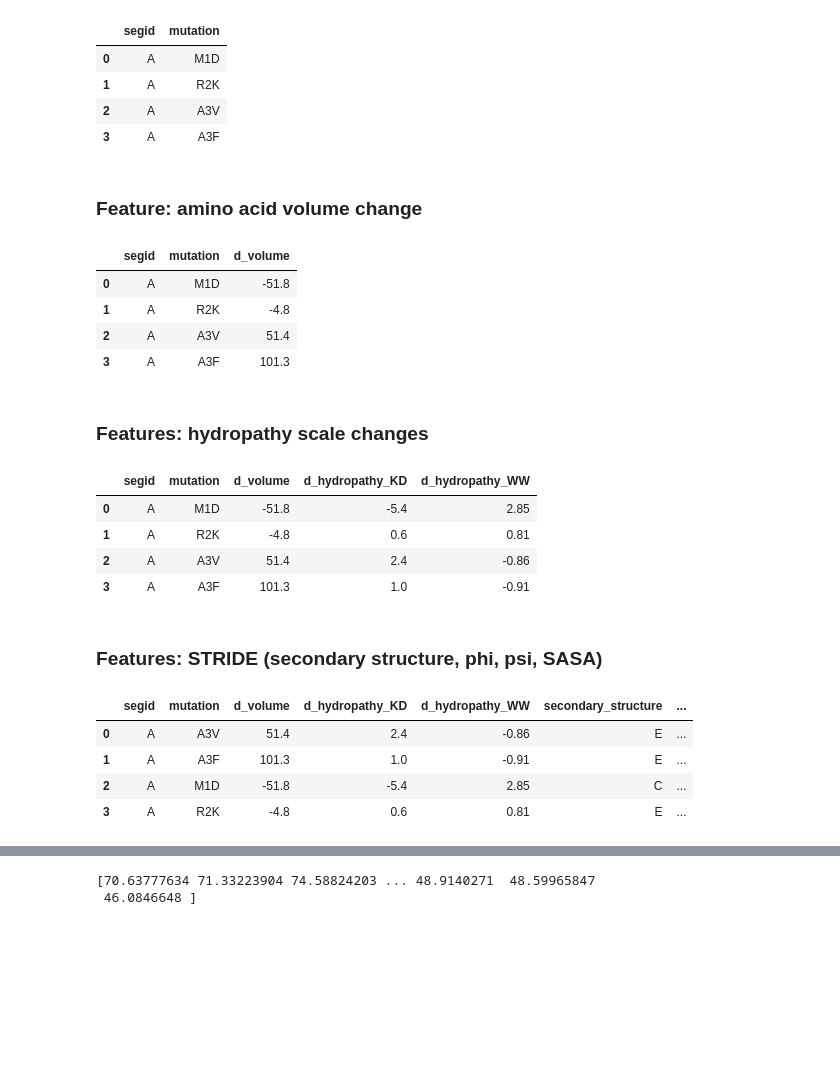
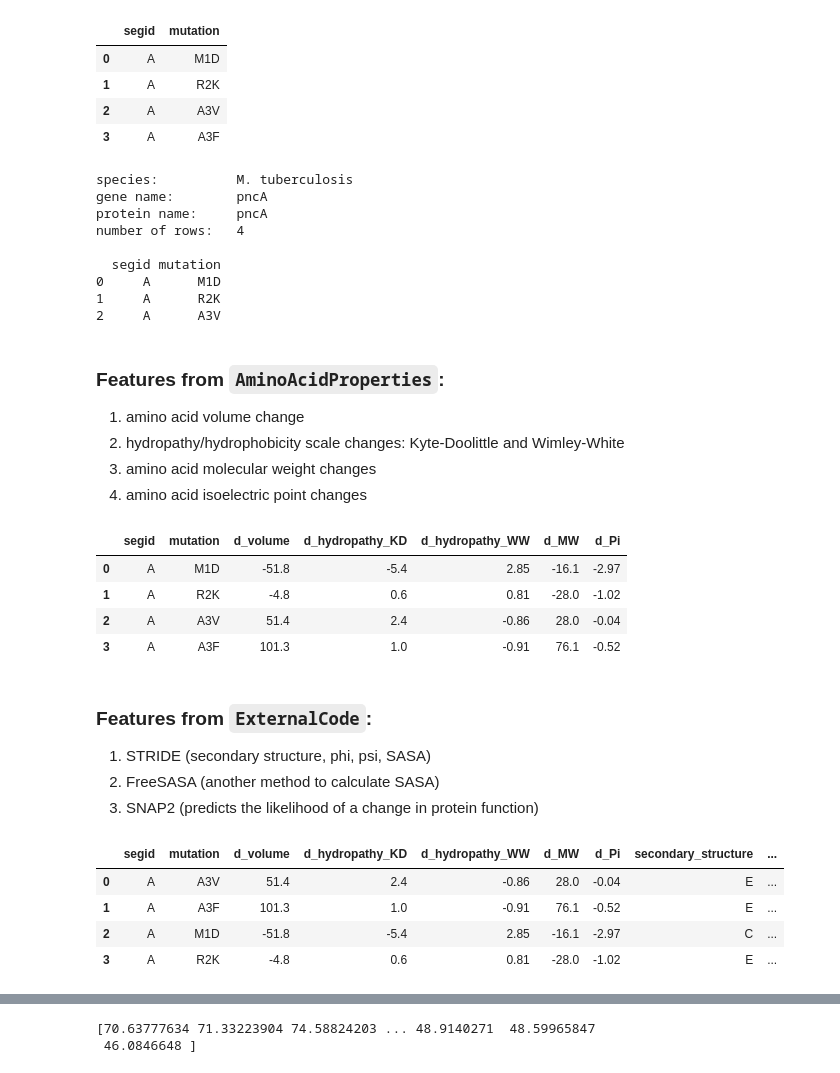
Before and after one commit to fowler-lab/sbmlcore, a Jupyter notebook: walkthrough.ipynb, the cells around one changed output, grey strips where cells are left out. Drawn from its saved outputs; the diff is of its cells as text; code cells hidden in the pictures; blank space fills up the shorter version.

```diff
--- a/walkthrough.ipynb
+++ b/walkthrough.ipynb
@@ -10,8 +10,8 @@ The autoreload extension is already loaded. To reload it, use:
 
 One chain, no offsets, small structure
 # %%
-a = {'segid': ['A', 'A', 'A', 'A'], 'mutation': ['M1D','R2K', 'A3V', 'A3F']}
-df = pandas.DataFrame.from_dict(a)
+mutations = {'segid': ['A', 'A', 'A', 'A'], 'mutation': ['M1D','R2K', 'A3V', 'A3F']}
+df = pandas.DataFrame.from_dict(mutations)
 df
 # %% [output]
 |  | segid | mutation |
@@ -19,41 +19,52 @@ df
 | 1 | A | R2K |
 | 2 | A | A3V |
 | 3 | A | A3F |
+# %%
+features = sbmlcore.FeatureDataset(df, species='M. tuberculosis', gene='pncA', protein='pncA')
+features
+# %% [output]
+species:          M. tuberculosis
+gene name:        pncA
+protein name:     pncA
+number of rows:   4
+
+  segid mutation
+0     A      M1D
+1     A      R2K
+2     A      A3V
 # %% [markdown]
-### Feature: amino acid volume change
+### Features from `AminoAcidProperties`:
+1. amino acid volume change
+2. hydropathy/hydrophobicity scale changes: Kyte-Doolittle and Wimley-White
+3. amino acid molecular weight changes
+4. amino acid isoelectric point changes
 # %%
 a = sbmlcore.AminoAcidVolumeChange()
-df = a.add_feature(df)
-df
+b1 = sbmlcore.AminoAcidHydropathyChangeKyteDoolittle()
+b2 = sbmlcore.AminoAcidHydropathyChangeWimleyWhite()
+c = sbmlcore.AminoAcidMWChange()
+d = sbmlcore.AminoAcidPiChange()
+
+features.add_feature([a, b1, b2, c, d])
+features.df
 # %% [output]
-|  | segid | mutation | d_volume |
-| 0 | A | M1D | -51.8 |
-| 1 | A | R2K | -4.8 |
-| 2 | A | A3V | 51.4 |
-| 3 | A | A3F | 101.3 |
+|  | segid | mutation | d_volume | d_hydropathy_KD | d_hydropathy_WW | d_MW | d_Pi |
+| 0 | A | M1D | -51.8 | -5.4 | 2.85 | -16.1 | -2.97 |
+| 1 | A | R2K | -4.8 | 0.6 | 0.81 | -28.0 | -1.02 |
+| 2 | A | A3V | 51.4 | 2.4 | -0.86 | 28.0 | -0.04 |
+| 3 | A | A3F | 101.3 | 1.0 | -0.91 | 76.1 | -0.52 |
-# %% [markdown]
-### Features: hydropathy scale changes
-# %%
-b = sbmlcore.AminoAcidHydropathyChangeKyteDoolittle()
-df = b.add_feature(df)
-b = sbmlcore.AminoAcidHydropathyChangeWimleyWhite()
-df = b.add_feature(df)
-df
-# %% [output]
-|  | segid | mutation | d_volume | d_hydropathy_KD | d_hydropathy_WW |
-| 0 | A | M1D | -51.8 | -5.4 | 2.85 |
-| 1 | A | R2K | -4.8 | 0.6 | 0.81 |
-| 2 | A | A3V | 51.4 | 2.4 | -0.86 |
-| 3 | A | A3F | 101.3 | 1.0 | -0.91 |
 # %% [markdown]
-### Features: STRIDE (secondary structure, phi, psi, SASA)
+### Features from `ExternalCode`:
+1. STRIDE (secondary structure, phi, psi, SASA)
+2. FreeSASA (another method to calculate SASA)
+3. SNAP2 (predicts the likelihood of a change in protein function)
 # %%
-s = sbmlcore.Stride('tests/3pl1.pdb', offsets ={'A':0})
-df = s.add_feature(df, feature_name='all')
-df
+e = sbmlcore.Stride('tests/3pl1.pdb') #Offsets keyword (as a dictionary) optional
+features.add_feature(e) #feature_name='all' works internally within class
+features.df
 # %% [output]
-|  | segid | mutation | d_volume | d_hydropathy_KD | d_hydropathy_WW | secondary_structure | ... |
-| 0 | A | A3V | 51.4 | 2.4 | -0.86 | E | ... |
-| 1 | A | A3F | 101.3 | 1.0 | -0.91 | E | ... |
-| 2 | A | M1D | -51.8 | -5.4 | 2.85 | C | ... |
-| 3 | A | R2K | -4.8 | 0.6 | 0.81 | E | ... |
+|  | segid | mutation | d_volume | d_hydropathy_KD | d_hydropathy_WW | d_MW | d_Pi | secondary_structure | ... |
+| 0 | A | A3V | 51.4 | 2.4 | -0.86 | 28.0 | -0.04 | E | ... |
+| 1 | A | A3F | 101.3 | 1.0 | -0.91 | 76.1 | -0.52 | E | ... |
+| 2 | A | M1D | -51.8 | -5.4 | 2.85 | -16.1 | -2.97 | C | ... |
+| 3 | A | R2K | -4.8 | 0.6 | 0.81 | -28.0 | -1.02 | E | ... |
```
Also changed, not shown: parts of 25 cells of this notebook, 15 other files.
